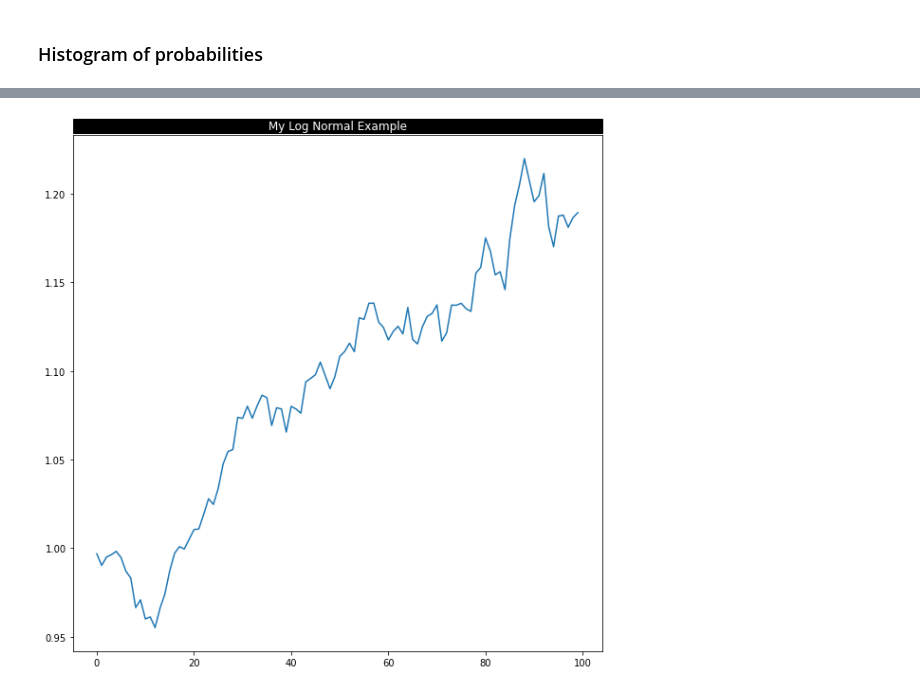
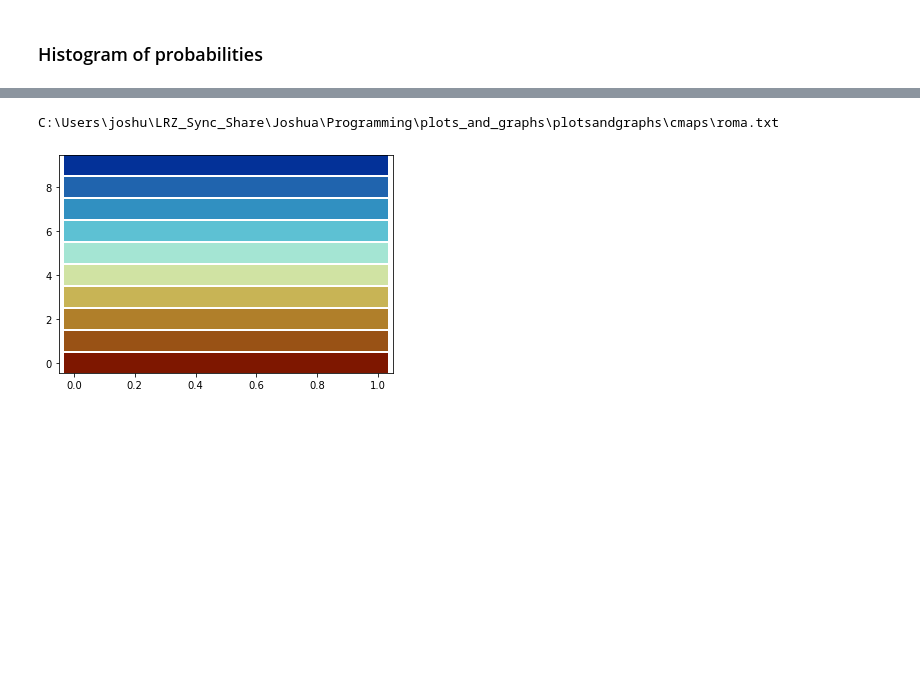
Before and after one commit to joshuawe/plots_and_graphs, a Jupyter notebook: notebooks/multiclass_classification.ipynb, the cells around one changed output, grey strips where cells are left out. Drawn from its saved outputs; the diff is of its cells as text; code cells hidden in the pictures; blank space fills up the shorter version.

Commit message:
color update and small adjustments

```diff
--- a/notebooks/multiclass_classification.ipynb
+++ b/notebooks/multiclass_classification.ipynb
@@ -102,25 +102,9 @@ fig = pandg.multiclass_classifier.plot_roc_curve(y_true_one_hot, y_pred, n_boots
-# %%
-from plotsandgraphs.utils import ExtendedTextBox_v2, set_black_title_box
-import matplotlib.pyplot as plt
-import pandas as pd
-import numpy as np
-
-from matplotlib.path import Path
-from matplotlib.patches import BoxStyle
-
-
-plt.figure(figsize=(10,10))
-s = pd.Series(np.random.lognormal(.001, .01, 100))
-ax = s.cumprod().plot()
-# set the title position to the horizontal center (0.5) of the axes
-# title = ax.set_title('My Log Normal Example', position=(.5, 1.02),
-#              backgroundcolor='black', color='white')
-# title = ax.set_title('My Log Normal Example',
-#              backgroundcolor='black', color='white')
-# # # set the box style of the title text box toour custom box
-# bb = title.get_bbox_patch()
-# # # use the axes' width as width of the text box
-# bb.set_boxstyle("ext", pad=0.1, width=ax.get_window_extent().width )
-set_black_title_box(ax, 'My Log Normal Example')
-# %% [output]
-[figure, removed]
+# %%
+from plotsandgraphs.utils import get_cmap
+
+cmap, colors = get_cmap('roma', 10)
+for i in range(len(colors)):
+    plt.plot([0, 1], [i, i], color=colors[i], lw=20, linestyle='-', label='Class {}'.format(i))
+# %% [output]
+C:\Users\joshu\LRZ_Sync_Share\Joshua\Programming\plots_and_graphs\plotsandgraphs\cmaps\roma.txt
+[figure, added]
```
Also changed, not shown: parts of 4 cells of this notebook, 3 other files.
